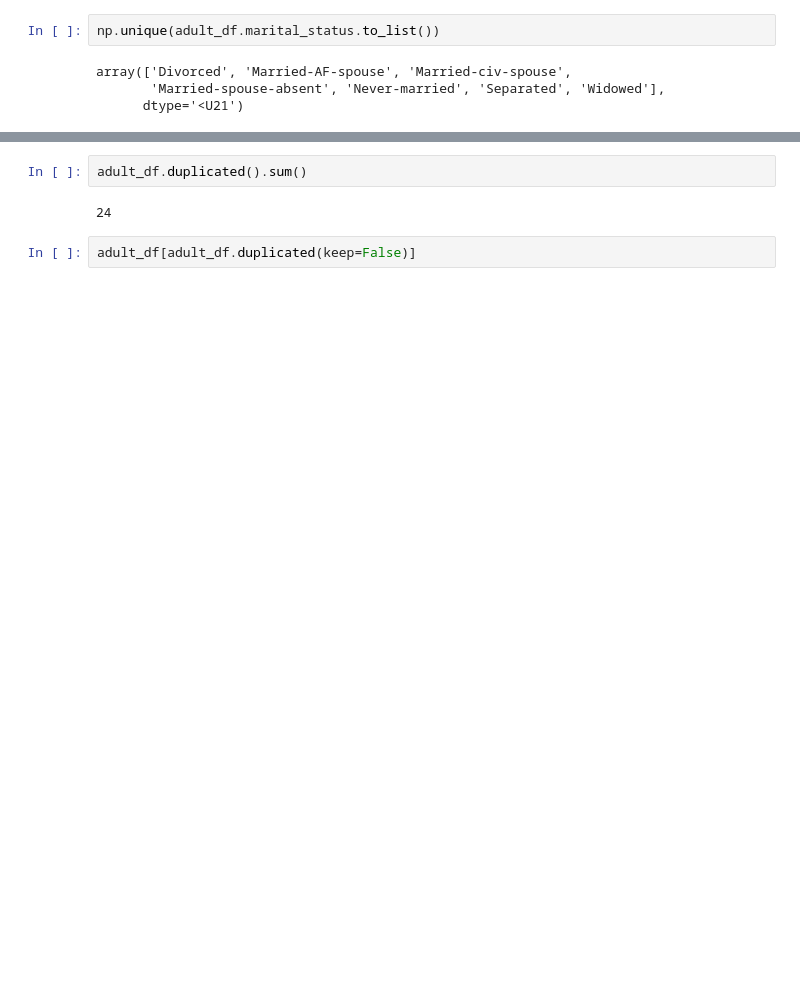
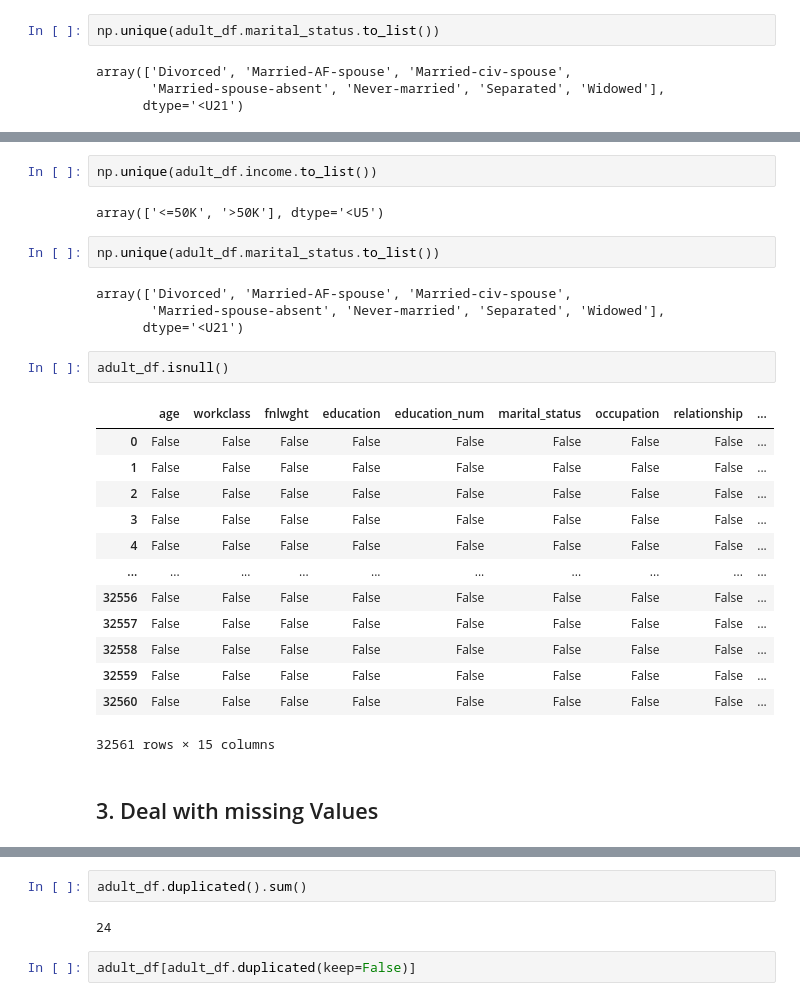
Before and after one commit to elyse003/Adult-Income, a Jupyter notebook: notebooks/Data_Cleaning.ipynb, the cells around one changed output, grey strips where cells are left out. Saved outputs shown, nothing was run; the diff lists cells and outputs as text; blank space fills up the shorter version.

```diff
--- a/notebooks/Data_Cleaning.ipynb
+++ b/notebooks/Data_Cleaning.ipynb
@@ -98,3 +302,31 @@ array(['Divorced', 'Married-AF-spouse', 'Married-civ-spouse',
+# %%
+np.unique(adult_df.income.to_list())
+# %% [output]
+array(['<=50K', '>50K'], dtype='<U5')
+# %%
+np.unique(adult_df.marital_status.to_list())
+# %% [output]
+array(['Divorced', 'Married-AF-spouse', 'Married-civ-spouse',
+       'Married-spouse-absent', 'Never-married', 'Separated', 'Widowed'],
+      dtype='<U21')
+# %%
+adult_df.isnull()
+# %% [output]
+|  | age | workclass | fnlwght | education | education_num | marital_status | occupation | relationship | ... |
+| 0 | False | False | False | False | False | False | False | False | ... |
+| 1 | False | False | False | False | False | False | False | False | ... |
+| 2 | False | False | False | False | False | False | False | False | ... |
+| 3 | False | False | False | False | False | False | False | False | ... |
+| 4 | False | False | False | False | False | False | False | False | ... |
+| ... | ... | ... | ... | ... | ... | ... | ... | ... | ... |
+| 32556 | False | False | False | False | False | False | False | False | ... |
+| 32557 | False | False | False | False | False | False | False | False | ... |
+| 32558 | False | False | False | False | False | False | False | False | ... |
+| 32559 | False | False | False | False | False | False | False | False | ... |
+| 32560 | False | False | False | False | False | False | False | False | ... |
+32561 rows × 15 columns
+# %% [markdown]
+## 3. Deal with missing Values
 # %%
 adult_df.isnull().sum()
 # %% [output]
```
Also changed, not shown: parts of 123 cells of this notebook, 21 other files.
